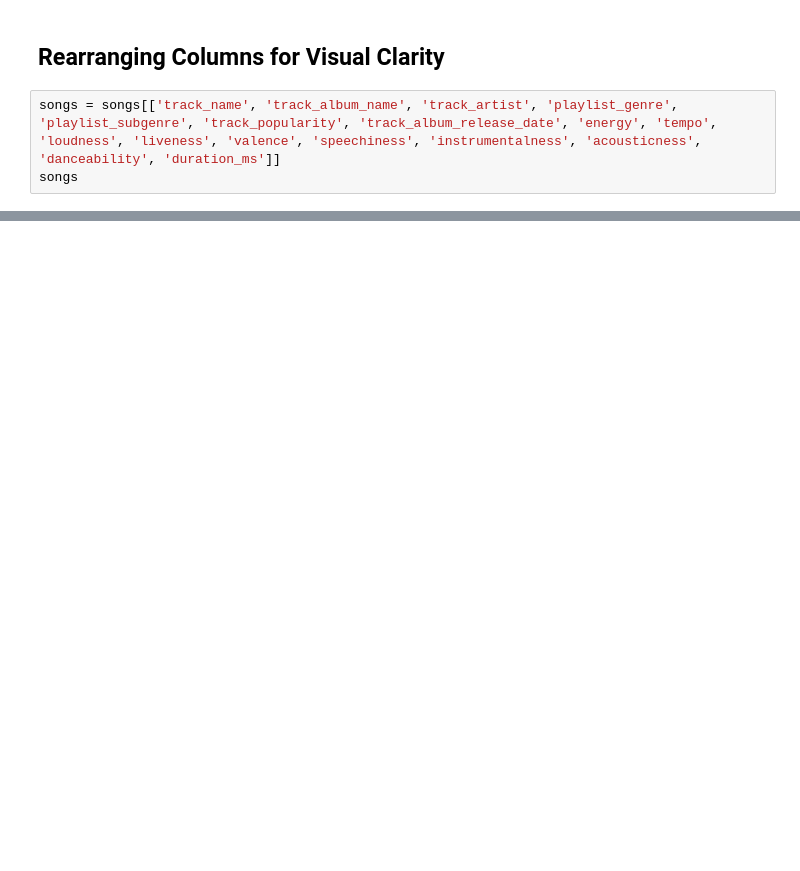
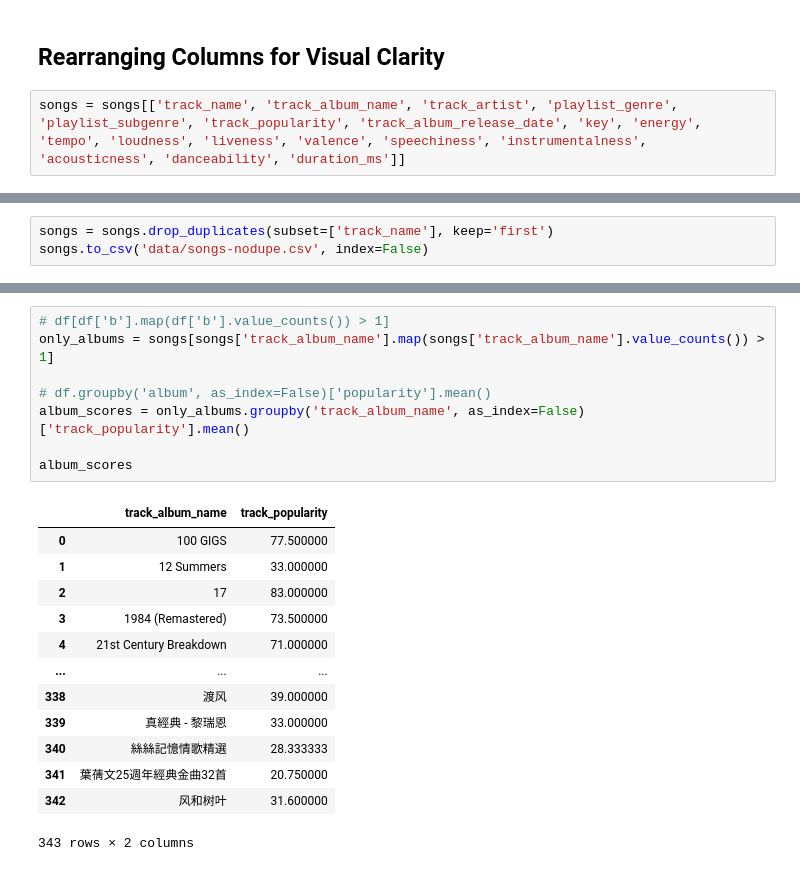
Before and after one commit to yukiroow/data_analytics, a Jupyter notebook: prelimproject.ipynb, the cells around one changed output, grey strips where cells are left out. Cells and saved outputs as stored; diff of their text form; blank space fills up the shorter version.

```diff
--- a/prelimproject.ipynb
+++ b/prelimproject.ipynb
@@ -44,5 +44,4 @@ songs
 # %% [markdown]
 ## Rearranging Columns for Visual Clarity
 # %%
-songs = songs[['track_name', 'track_album_name', 'track_artist', 'playlist_genre', 'playlist_subgenre', 'track_popularity', 'track_album_release_date', 'energy', 'tempo', 'loudness', 'liveness', 'valence', 'speechiness', 'instrumentalness', 'acousticness', 'danceability', 'duration_ms']]
-songs
+songs = songs[['track_name', 'track_album_name', 'track_artist', 'playlist_genre', 'playlist_subgenre', 'track_popularity', 'track_album_release_date', 'key', 'energy', 'tempo', 'loudness', 'liveness', 'valence', 'speechiness', 'instrumentalness', 'acousticness', 'danceability', 'duration_ms']]
@@ -62,0 +50,3 @@ songs
+# %%
+songs = songs.drop_duplicates(subset=['track_name'], keep='first')
+songs.to_csv('data/songs-nodupe.csv', index=False)
@@ -62,0 +67,22 @@ songs
+# %%
+# df[df['b'].map(df['b'].value_counts()) > 1]
+only_albums = songs[songs['track_album_name'].map(songs['track_album_name'].value_counts()) > 1]
+
+# df.groupby('album', as_index=False)['popularity'].mean()
+album_scores = only_albums.groupby('track_album_name', as_index=False)['track_popularity'].mean()
+
+album_scores
+# %% [output]
+|  | track_album_name | track_popularity |
+| 0 | 100 GIGS | 77.500000 |
+| 1 | 12 Summers | 33.000000 |
+| 2 | 17 | 83.000000 |
+| 3 | 1984 (Remastered) | 73.500000 |
+| 4 | 21st Century Breakdown | 71.000000 |
+| ... | ... | ... |
+| 338 | 渡风 | 39.000000 |
+| 339 | 真經典 - 黎瑞恩 | 33.000000 |
+| 340 | 絲絲記憶情歌精選 | 28.333333 |
+| 341 | 葉蒨文25週年經典金曲32首 | 20.750000 |
+| 342 | 风和树叶 | 31.600000 |
+343 rows × 2 columns
```
Also changed, not shown: parts of 7 cells of this notebook, 3 other files.
